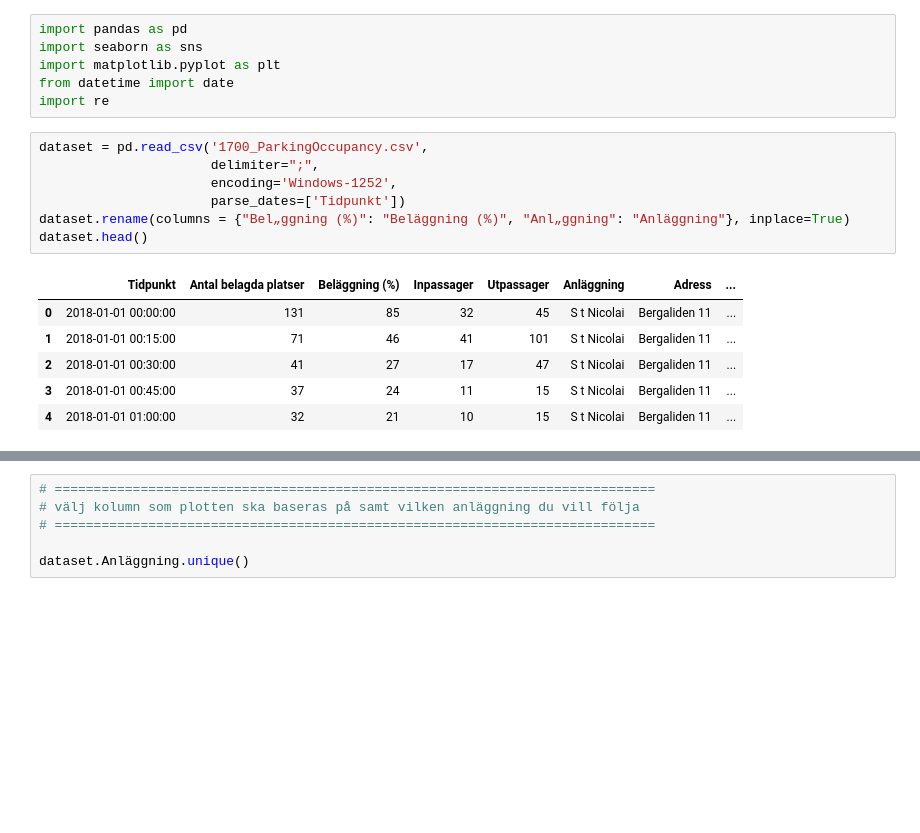
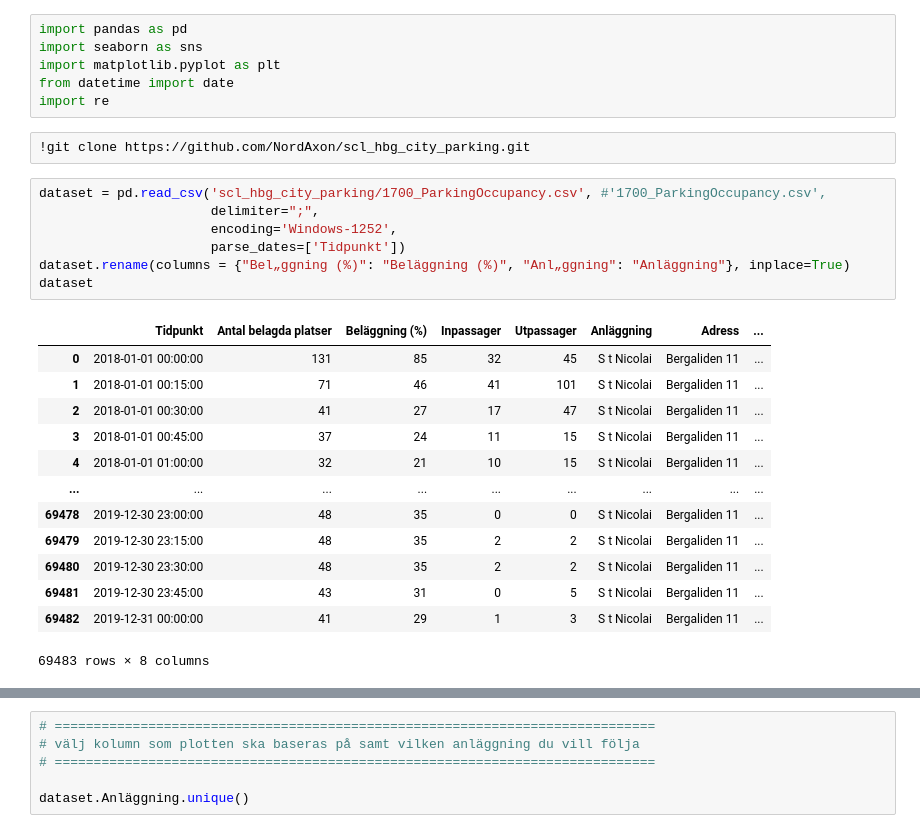
Before and after one commit to NordAxon/scl-hbg-city-parking, a Jupyter notebook: parking_arima.ipynb, the cells around one changed output, grey strips where cells are left out. Saved outputs shown, nothing was run; the diff lists cells and outputs as text; blank space fills up the shorter version.

```diff
--- a/parking_arima.ipynb
+++ b/parking_arima.ipynb
@@ -4,20 +4,29 @@ import seaborn as sns
 import matplotlib.pyplot as plt
 from datetime import date
 import re
+# %%
+!git clone https://github.com/NordAxon/scl_hbg_city_parking.git
 # %%
-dataset = pd.read_csv('1700_ParkingOccupancy.csv',
+dataset = pd.read_csv('scl_hbg_city_parking/1700_ParkingOccupancy.csv', #'1700_ParkingOccupancy.csv',
                       delimiter=";",
                       encoding='Windows-1252',
                       parse_dates=['Tidpunkt'])
 dataset.rename(columns = {"Bel„ggning (%)": "Beläggning (%)", "Anl„ggning": "Anläggning"}, inplace=True)
-dataset.head()
+dataset
 # %% [output]
 |  | Tidpunkt | Antal belagda platser | Beläggning (%) | Inpassager | Utpassager | Anläggning | Adress | ... |
 | 0 | 2018-01-01 00:00:00 | 131 | 85 | 32 | 45 | S t Nicolai | Bergaliden 11 | ... |
 | 1 | 2018-01-01 00:15:00 | 71 | 46 | 41 | 101 | S t Nicolai | Bergaliden 11 | ... |
 | 2 | 2018-01-01 00:30:00 | 41 | 27 | 17 | 47 | S t Nicolai | Bergaliden 11 | ... |
 | 3 | 2018-01-01 00:45:00 | 37 | 24 | 11 | 15 | S t Nicolai | Bergaliden 11 | ... |
 | 4 | 2018-01-01 01:00:00 | 32 | 21 | 10 | 15 | S t Nicolai | Bergaliden 11 | ... |
+| ... | ... | ... | ... | ... | ... | ... | ... | ... |
+| 69478 | 2019-12-30 23:00:00 | 48 | 35 | 0 | 0 | S t Nicolai | Bergaliden 11 | ... |
+| 69479 | 2019-12-30 23:15:00 | 48 | 35 | 2 | 2 | S t Nicolai | Bergaliden 11 | ... |
+| 69480 | 2019-12-30 23:30:00 | 48 | 35 | 2 | 2 | S t Nicolai | Bergaliden 11 | ... |
+| 69481 | 2019-12-30 23:45:00 | 43 | 31 | 0 | 5 | S t Nicolai | Bergaliden 11 | ... |
+| 69482 | 2019-12-31 00:00:00 | 41 | 29 | 1 | 3 | S t Nicolai | Bergaliden 11 | ... |
+69483 rows × 8 columns
 # %%
 dataset.insert( 5, 'date',    dataset['Tidpunkt'].dt.date)
 dataset.insert( 6, 'month',   dataset['Tidpunkt'].dt.month)
```
Also changed, not shown: parts of 5 cells of this notebook.
